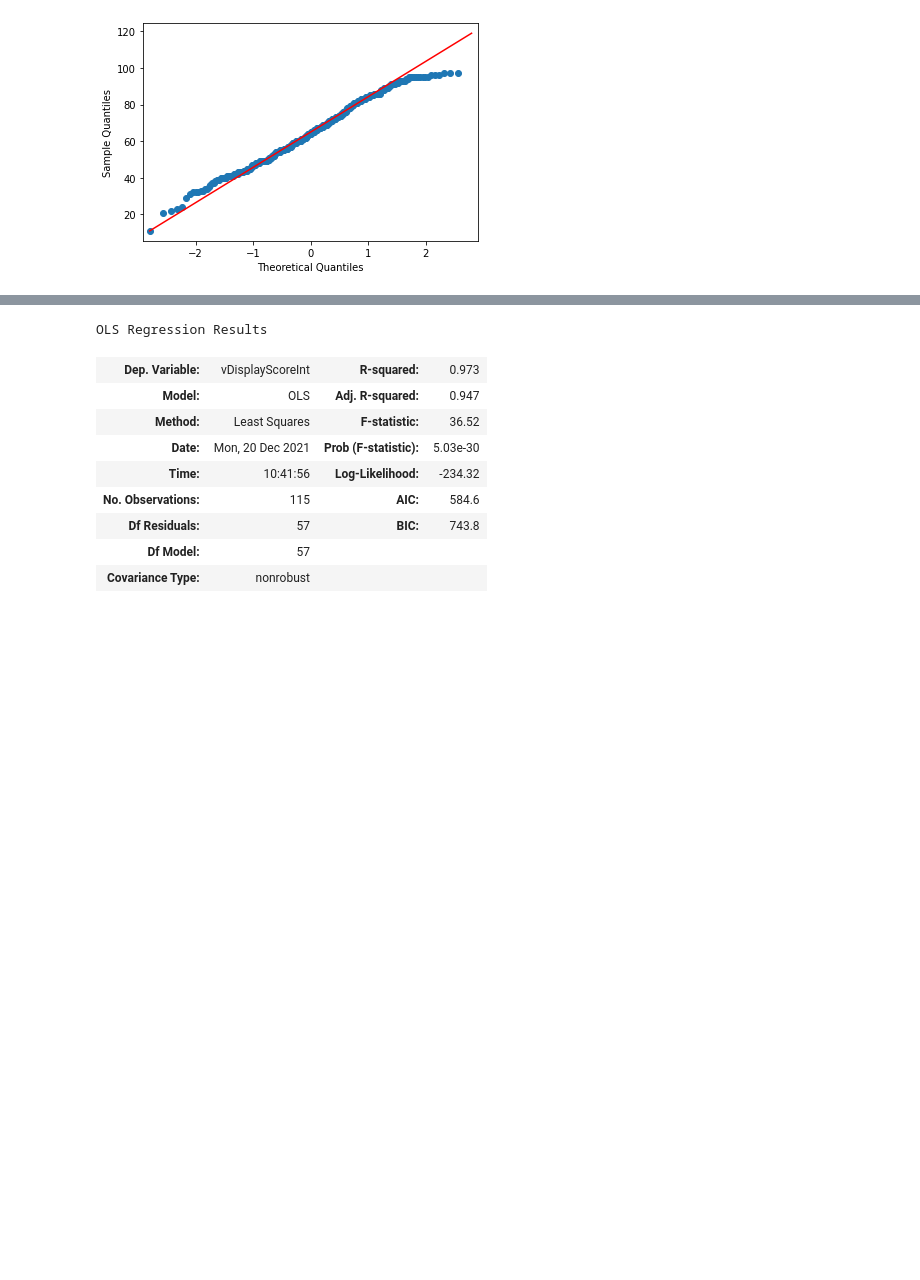
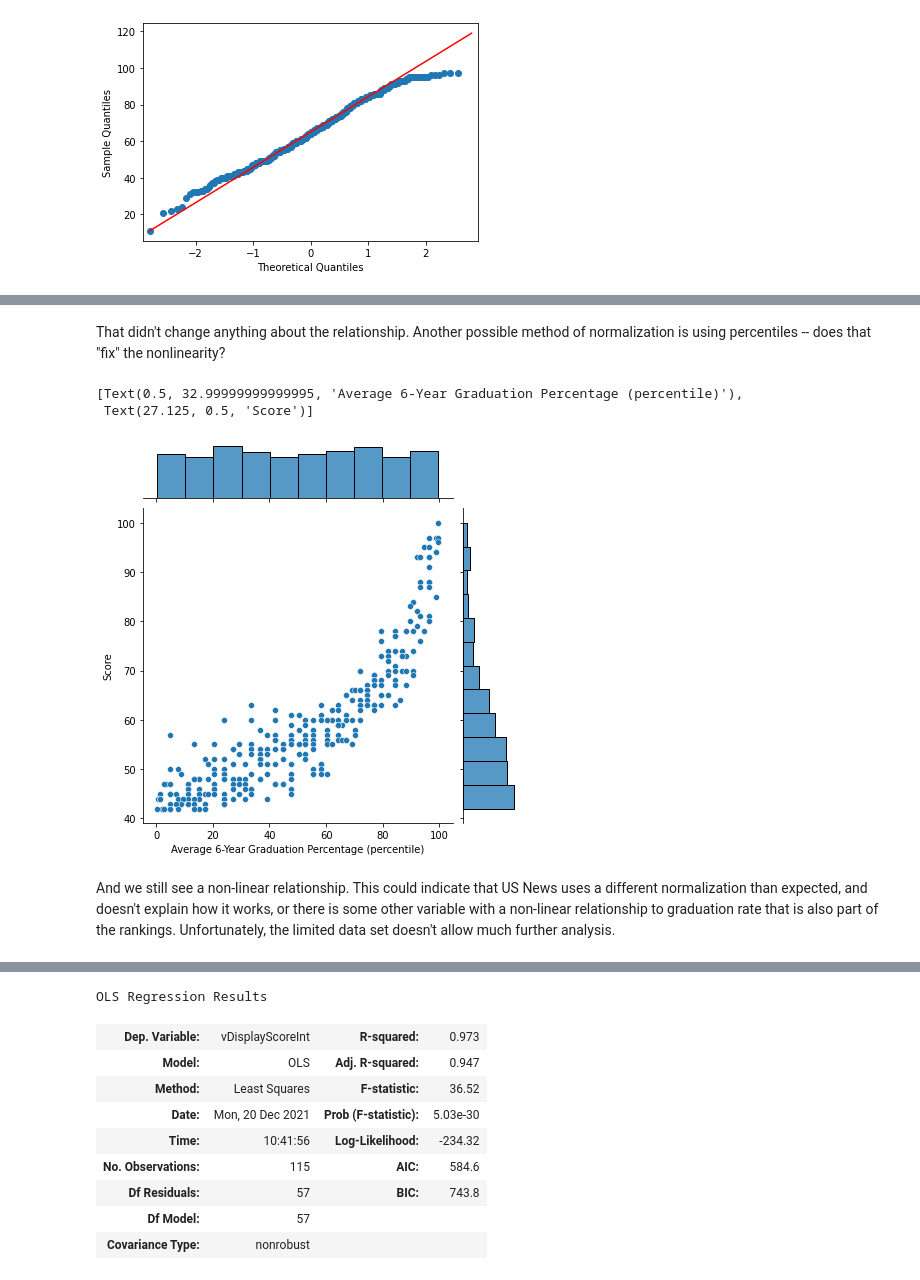
Before and after one commit to Aurathic/USNews-Colleges-Web-Scraper, a Jupyter notebook: python_web_scraper/web_scraping_2.ipynb, the cells around one changed output, grey strips where cells are left out. Drawn from its saved outputs; the diff is of its cells as text; code cells hidden in the pictures; blank space fills up the shorter version.

```diff
--- a/python_web_scraper/web_scraping_2.ipynb
+++ b/python_web_scraper/web_scraping_2.ipynb
@@ -350,0 +372,13 @@ jp = sns.jointplot(x="rCAvgPctGrad6Yr",y="vDisplayScoreInt", data=univ_df)
+# %% [markdown]
+That didn't change anything about the relationship. Another possible method of normalization is using percentiles -- does that "fix" the nonlinearity?
+# %%
+from scipy import stats
+univ_df["rCAvgPctGrad6YrPercentile"] = univ_df["rCAvgPctGrad6Yr"].apply(lambda x: stats.percentileofscore(univ_df["rCAvgPctGrad6Yr"], x))
+jp = sns.jointplot(x="rCAvgPctGrad6YrPercentile",y="vDisplayScore", data=univ_df)
+jp.figure.axes[0].set(xlabel="Average 6-Year Graduation Percentage (percentile)", ylabel="Score")
+# %% [output]
+[Text(0.5, 32.99999999999995, 'Average 6-Year Graduation Percentage (percentile)'),
+ Text(27.125, 0.5, 'Score')]
+[figure, added]
+# %% [markdown]
+And we still see a non-linear relationship. This could indicate that US News uses a different normalization than expected, and doesn't explain how it works, or there is some other variable with a non-linear relationship to graduation rate that is also part of the rankings. Unfortunately, the limited data set doesn't allow much further analysis.
```
Also changed, not shown: parts of 61 cells of this notebook, 3 other files.
